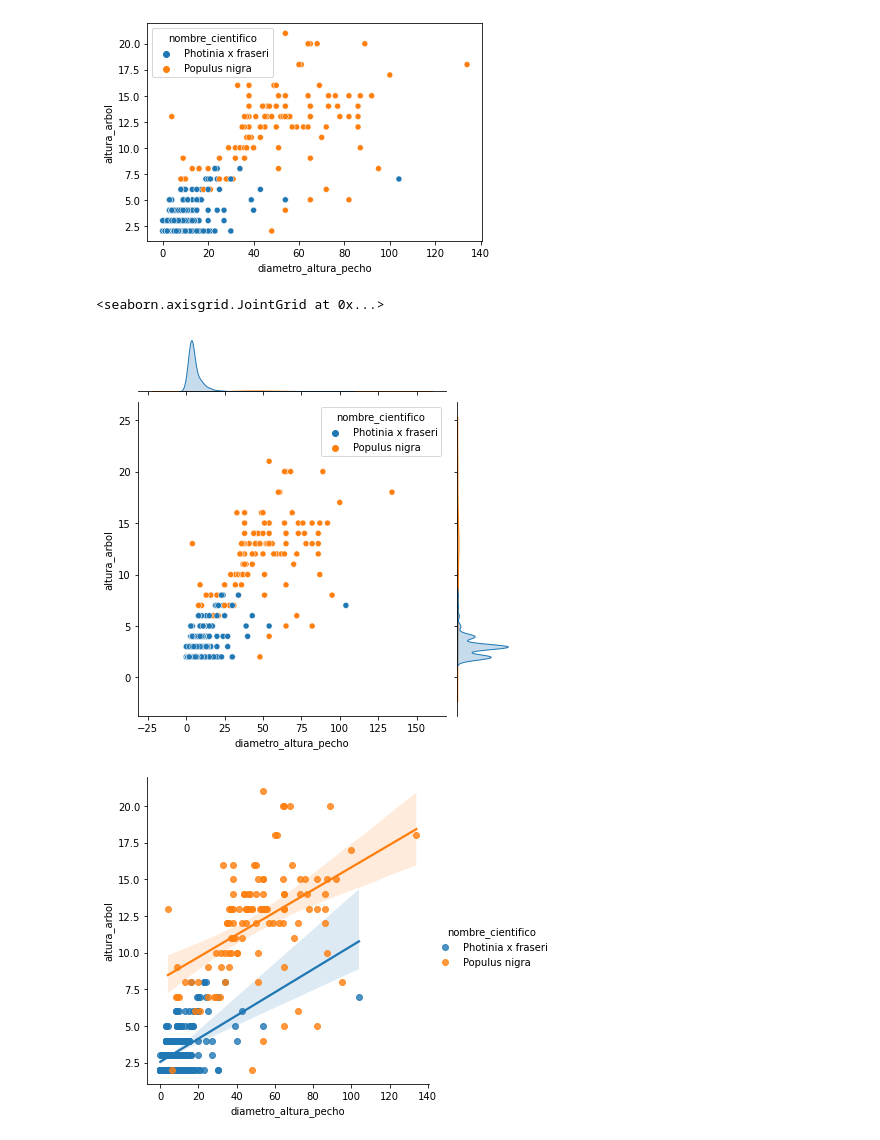
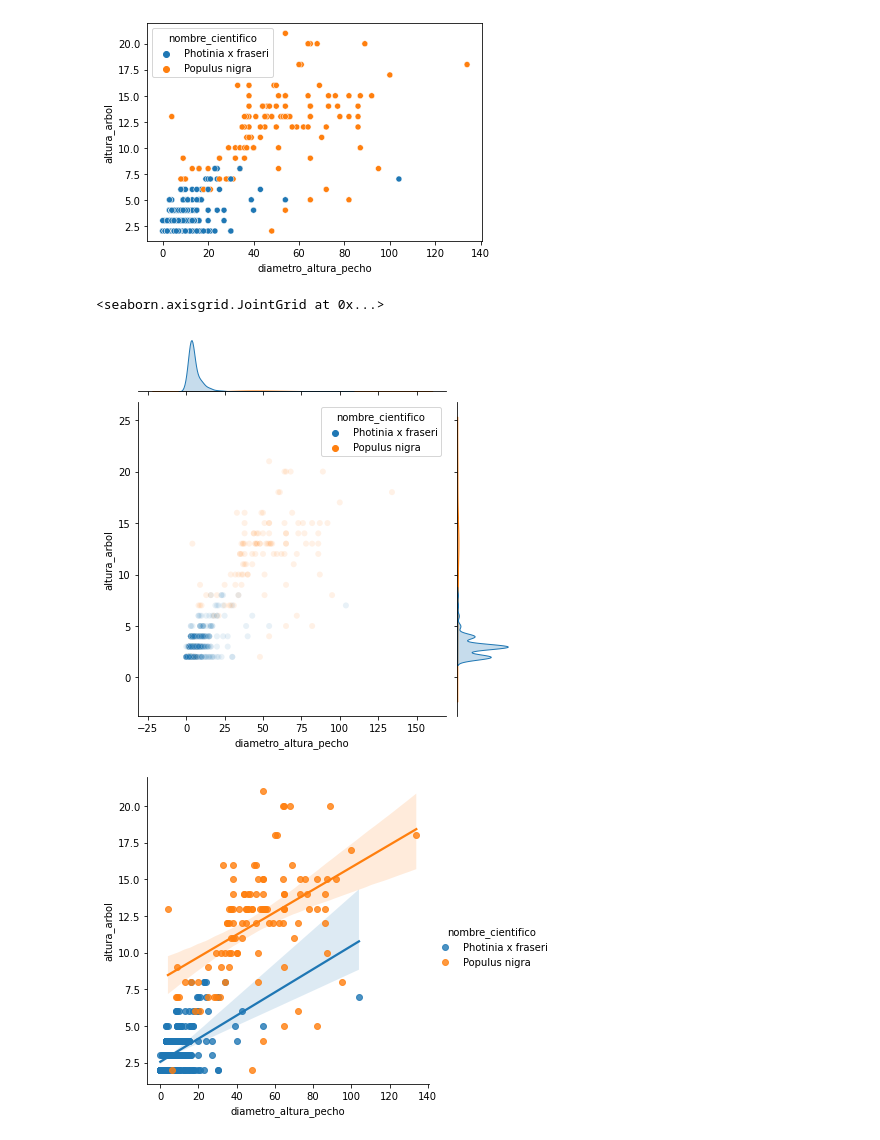
Before and after one commit to IonatanPerez/Cursos_DHDS_CN13, a Jupyter notebook: Clases/C19 - Intro ML 2/C19_Clase.ipynb, the cells around one changed output. Cells and saved outputs as stored; diff of their text form; code cells hidden in the pictures.

```diff
--- a/Clases/C19 - Intro ML 2/C19_Clase.ipynb
+++ b/Clases/C19 - Intro ML 2/C19_Clase.ipynb
@@ -43,10 +43,10 @@ sns.scatterplot(data = arbolado, x='diametro_altura_pecho', y='altura_arbol', hu
 <AxesSubplot:xlabel='diametro_altura_pecho', ylabel='altura_arbol'>
 [figure]
 # %%
-sns.jointplot(data = arbolado, x='diametro_altura_pecho', y='altura_arbol', hue='nombre_cientifico')
+sns.jointplot(data = arbolado, x='diametro_altura_pecho', y='altura_arbol', hue='nombre_cientifico', alpha=0.1)
 # %% [output]
 <seaborn.axisgrid.JointGrid at 0x...>
-[figure, old version]
+[figure, new version]
 # %%
 ax = sns.lmplot(y="altura_arbol", x="diametro_altura_pecho", data=arbolado, hue='nombre_cientifico')
 # %% [output]
```
Also changed, not shown: parts of 7 cells of this notebook, 4 other files.
